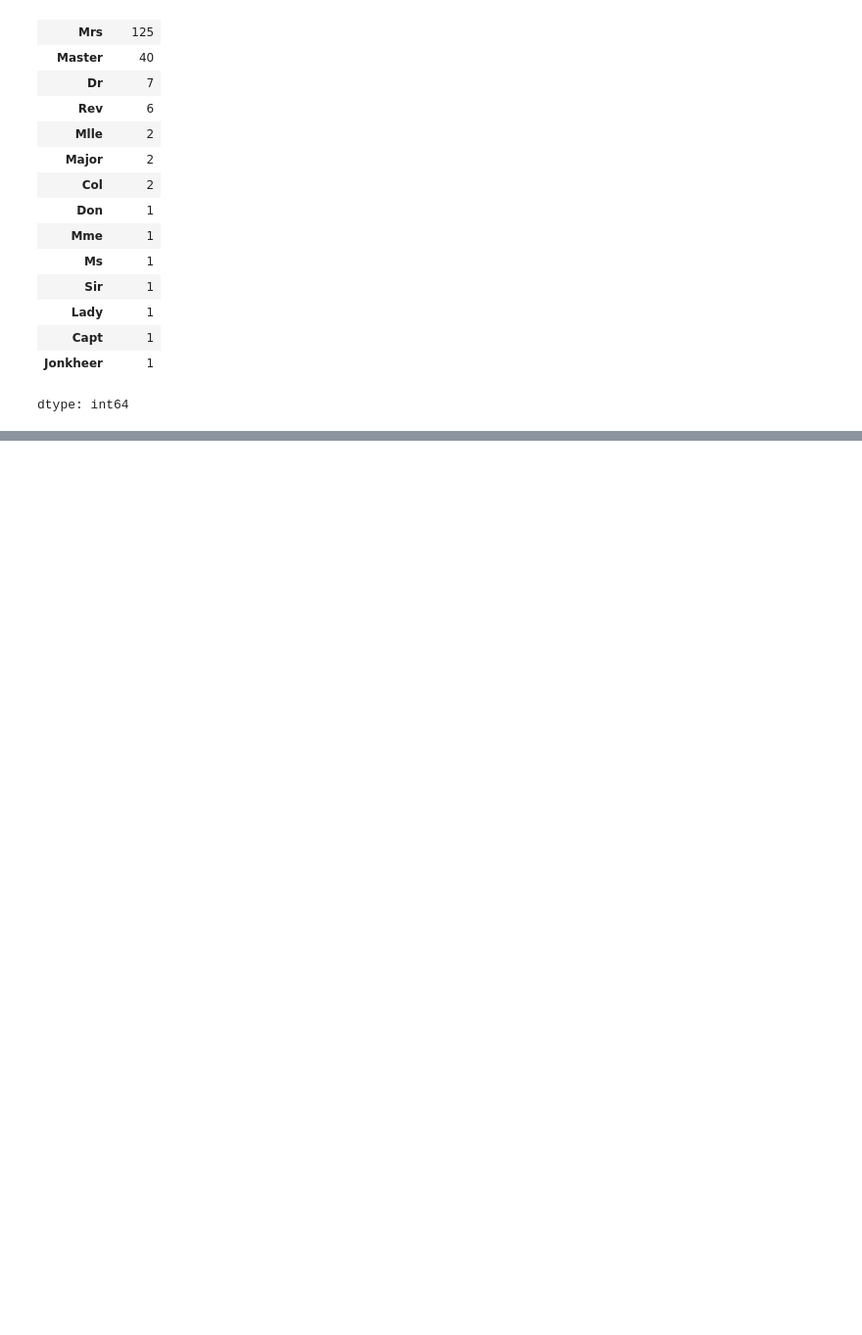
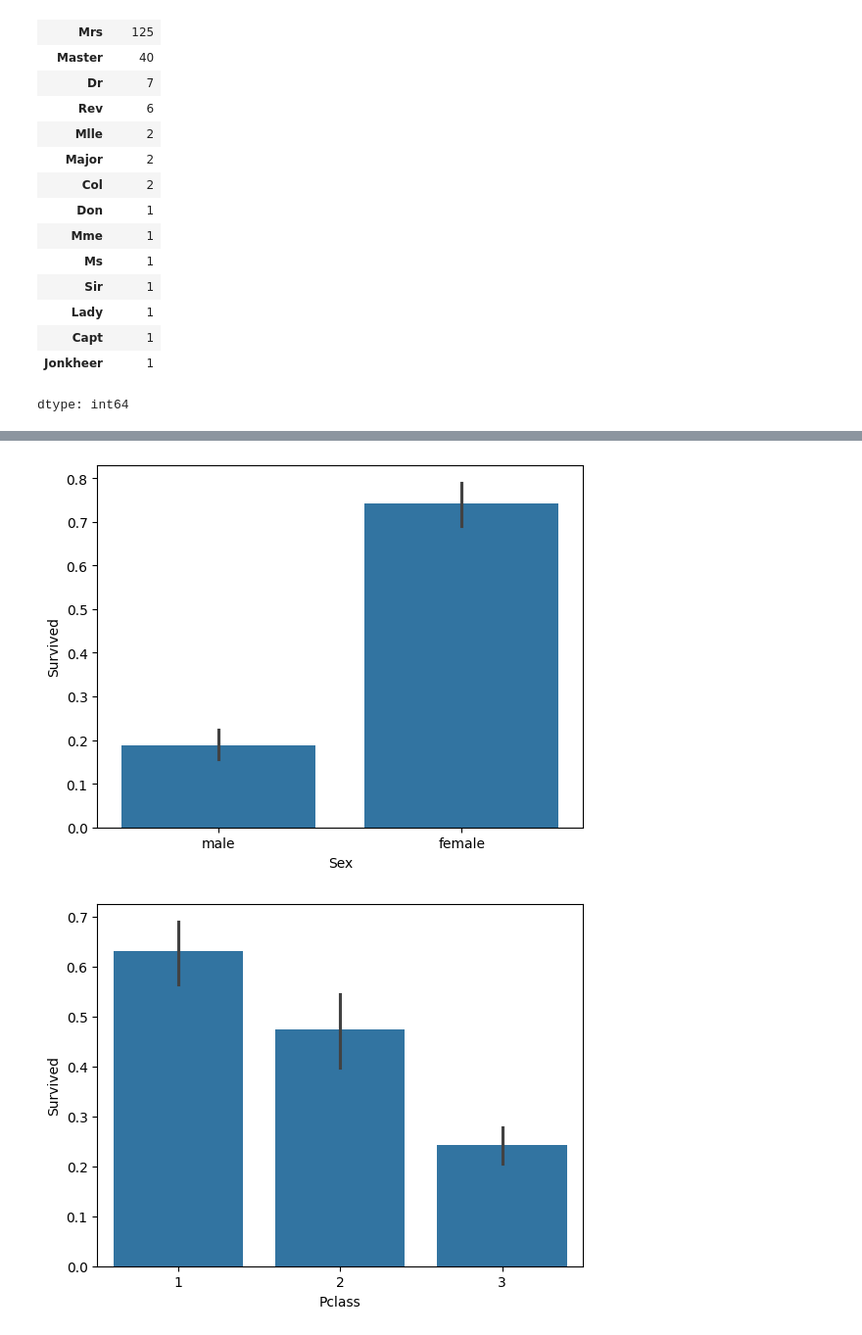
Before and after one commit to kaneserignembacke260-beep/titanic-ml-pipeline, a Jupyter notebook: 04_nettoyage.ipynb, the cells around one changed output, grey strips where cells are left out. Shown at 98% size. Drawn from its saved outputs; the diff is of its cells as text; code cells hidden in the pictures; blank space fills up the shorter version.

```diff
--- a/04_nettoyage.ipynb
+++ b/04_nettoyage.ipynb
@@ -126,0 +141,12 @@ dtype: int64
+# %%
+# Graphique 1 : taux de survie moyen selon le sexe
+# sns.barplot calcule automatiquement la moyenne de Survived pour chaque catégorie de Sex
+sns.barplot(data=df, x="Sex", y="Survived")
+plt.show()
+
+# Graphique 2 : taux de survie moyen selon la classe (Pclass)
+sns.barplot(data=df, x="Pclass", y="Survived")
+plt.show()
+# %% [output]
+[figure, added]
+[figure, added]
```
Also changed, not shown: parts of 7 cells of this notebook.
